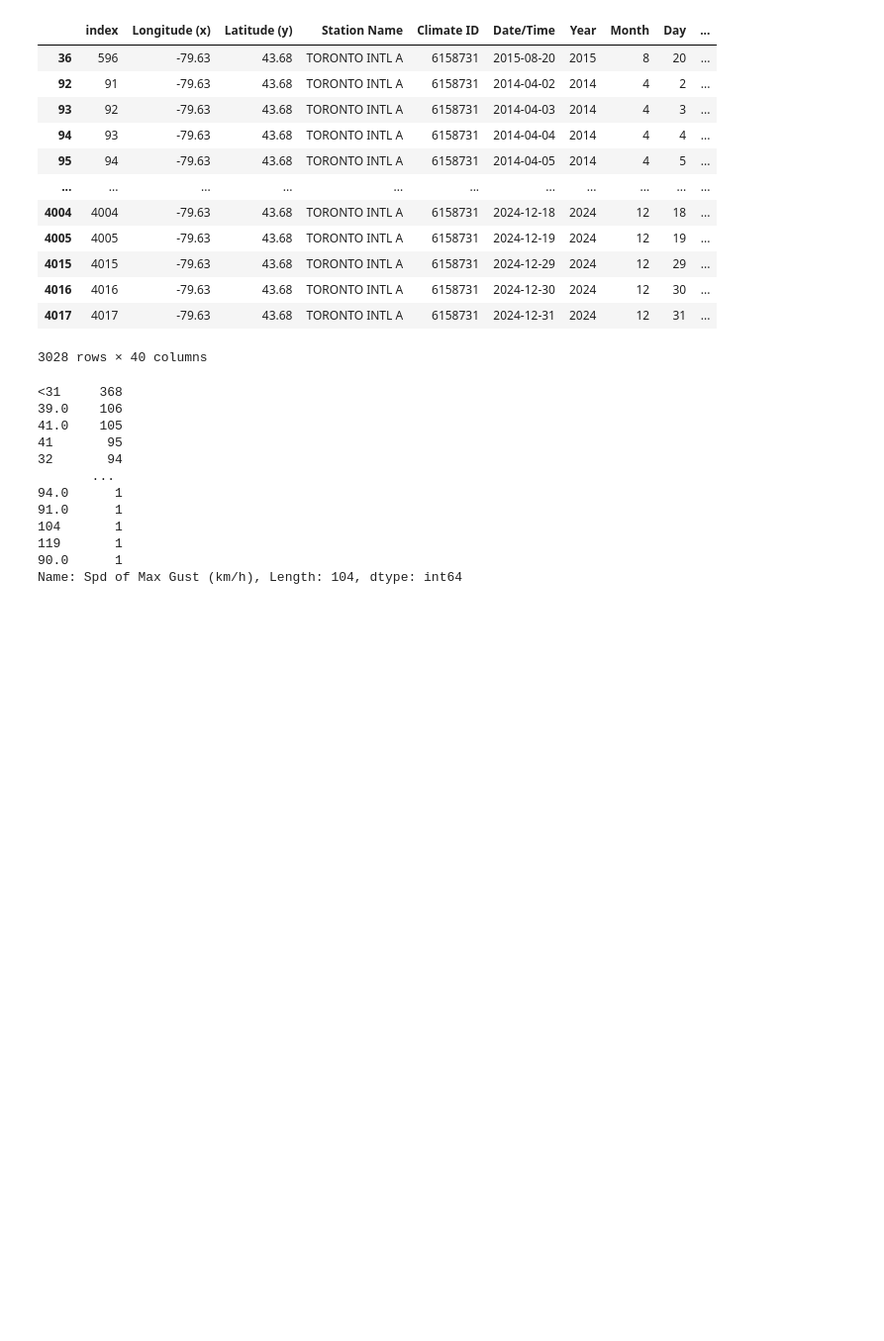
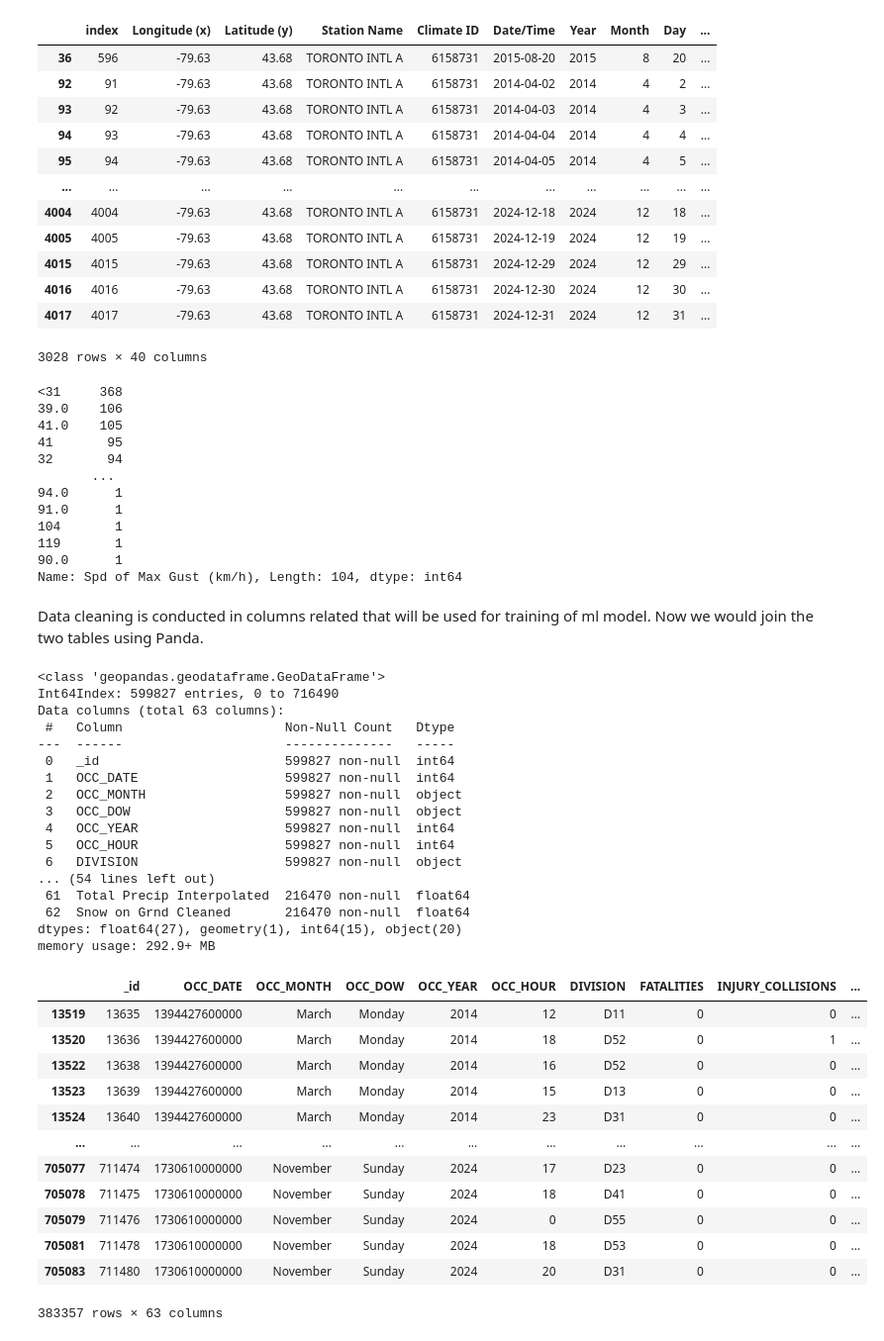
Before and after one commit to ansonkwokys/toronto-vehicle-collision-analysis, a Jupyter notebook: data-analysis/toronto-traffic-collisions-injury.ipynb, the cells around one changed output. Shown at 99% size. Saved outputs shown, nothing was run; the diff lists cells and outputs as text; code cells hidden in the pictures; blank space fills up the shorter version.

```diff
--- a/data-analysis/toronto-traffic-collisions-injury.ipynb
+++ b/data-analysis/toronto-traffic-collisions-injury.ipynb
@@ -112,0 +138,27 @@ memory usage: 1.0+ MB
+# %%
+'''
+from datetime import datetime
+import pytz
+
+def ltc_to_utc_ms(unix_ms):
+    # Create datetime object in Toronto time
+    toronto_tz = pytz.timezone('America/Toronto')
+    local_dt = datetime.fromtimestamp(unix_ms / 1000).replace(tzinfo=toronto_tz)
+
+    # Convert to UTC
+    utc_dt = local_dt.astimezone(pytz.UTC)
+
+    # Convert back to Unix timestamp in milliseconds
+    utc_ts_ms = int(utc_dt.timestamp() * 1000)
+    return utc_ts_ms
+
+# Apply to dataframe
+df_weather["Datetime_utc"] = df_weather["Datetime"].apply(ltc_to_utc_ms)
+
+# To verify:
+test_row = df_weather.iloc[0]
+local = datetime.fromtimestamp(test_row['Datetime'] / 1000)
+utc = datetime.fromtimestamp(test_row['Datetime_utc'] / 1000, tz=pytz.UTC)
+print(f"Local: {local}")
+print(f"UTC: {utc}")
+'''
@@ -370,3 +424,45 @@ df_weather["Spd of Max Gust (km/h)"].value_counts()
 119       1
 90.0      1
 Name: Spd of Max Gust (km/h), Length: 104, dtype: int64
+# %% [markdown]
+Data cleaning is conducted in columns related that will be used for training of ml model.
+Now we would join the two tables using Panda.
+# %%
+df_collision_weather = gdf_all_collision.merge(df_weather, how='left', left_on='OCC_DATE', right_on='Datetime')
+df_collision_weather_valid = df_collision_weather[df_collision_weather["has_valid_location"] == 1]
+df_collision_weather_valid
+df_collision_weather_valid.info()
+df_collision_weather_valid[df_collision_weather_valid["Datetime"].isna()]
+
+# we would like to train the rows with valid location only
+# %% [output]
+<class 'geopandas.geodataframe.GeoDataFrame'>
+Int64Index: 599827 entries, 0 to 716490
+Data columns (total 63 columns):
+ #   Column                     Non-Null Count   Dtype
+---  ------                     --------------   -----
+ 0   _id                        599827 non-null  int64
+ 1   OCC_DATE                   599827 non-null  int64
+ 2   OCC_MONTH                  599827 non-null  object
+ 3   OCC_DOW                    599827 non-null  object
+ 4   OCC_YEAR                   599827 non-null  int64
+ 5   OCC_HOUR                   599827 non-null  int64
+ 6   DIVISION                   599827 non-null  object
+... (54 lines left out)
+ 61  Total Precip Interpolated  216470 non-null  float64
+ 62  Snow on Grnd Cleaned       216470 non-null  float64
+dtypes: float64(27), geometry(1), int64(15), object(20)
+memory usage: 292.9+ MB
+|  | _id | OCC_DATE | OCC_MONTH | OCC_DOW | OCC_YEAR | OCC_HOUR | DIVISION | FATALITIES | INJURY_COLLISIONS | ... |
+| 13519 | 13635 | 1394427600000 | March | Monday | 2014 | 12 | D11 | 0 | 0 | ... |
+| 13520 | 13636 | 1394427600000 | March | Monday | 2014 | 18 | D52 | 0 | 1 | ... |
+| 13522 | 13638 | 1394427600000 | March | Monday | 2014 | 16 | D52 | 0 | 0 | ... |
+| 13523 | 13639 | 1394427600000 | March | Monday | 2014 | 15 | D13 | 0 | 0 | ... |
+| 13524 | 13640 | 1394427600000 | March | Monday | 2014 | 23 | D31 | 0 | 0 | ... |
+| ... | ... | ... | ... | ... | ... | ... | ... | ... | ... | ... |
+| 705077 | 711474 | 1730610000000 | November | Sunday | 2024 | 17 | D23 | 0 | 0 | ... |
+| 705078 | 711475 | 1730610000000 | November | Sunday | 2024 | 18 | D41 | 0 | 0 | ... |
+| 705079 | 711476 | 1730610000000 | November | Sunday | 2024 | 0 | D55 | 0 | 0 | ... |
+| 705081 | 711478 | 1730610000000 | November | Sunday | 2024 | 18 | D53 | 0 | 0 | ... |
+| 705083 | 711480 | 1730610000000 | November | Sunday | 2024 | 20 | D31 | 0 | 0 | ... |
+383357 rows × 63 columns
```
Also changed, not shown: parts of 6 cells of this notebook.
